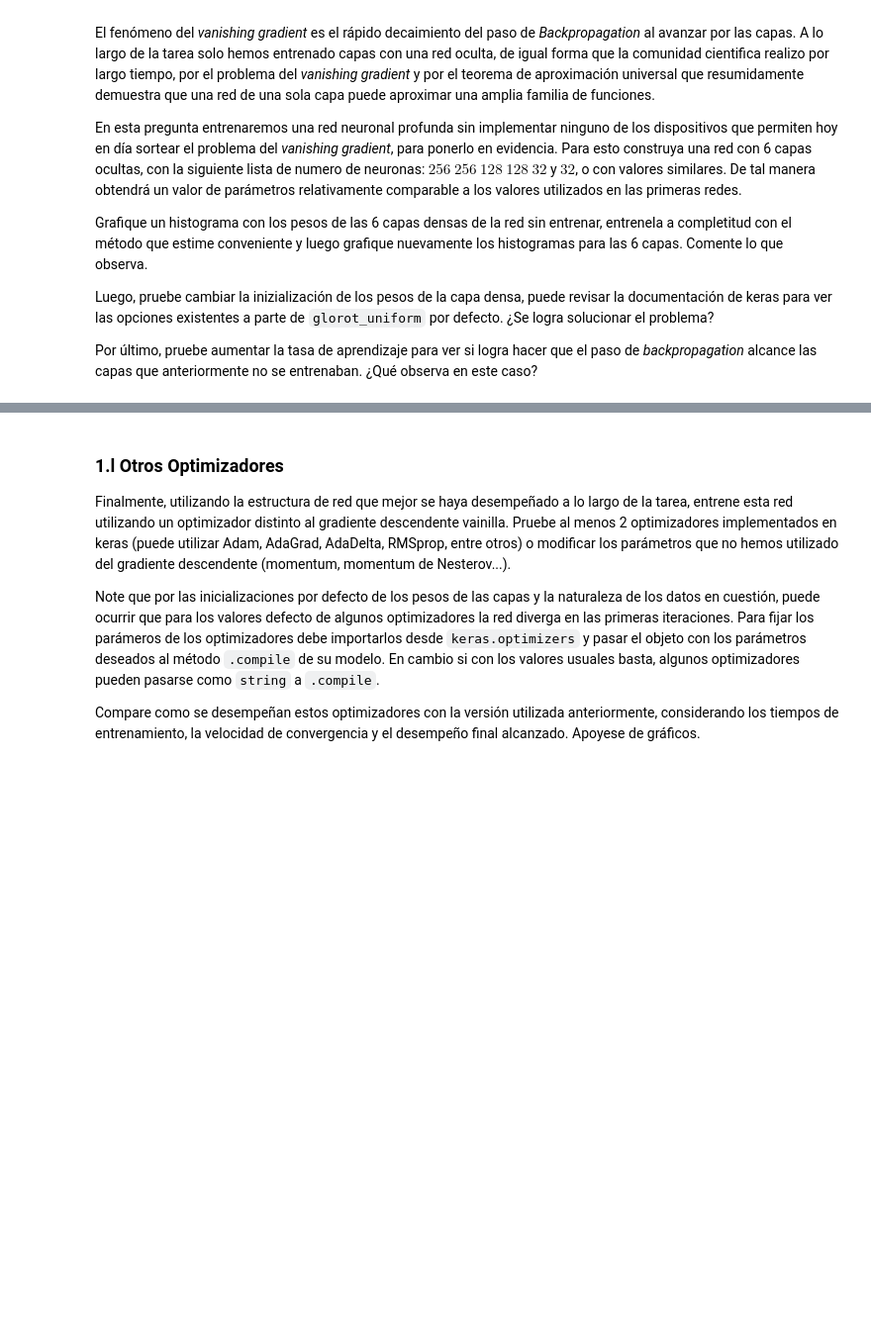
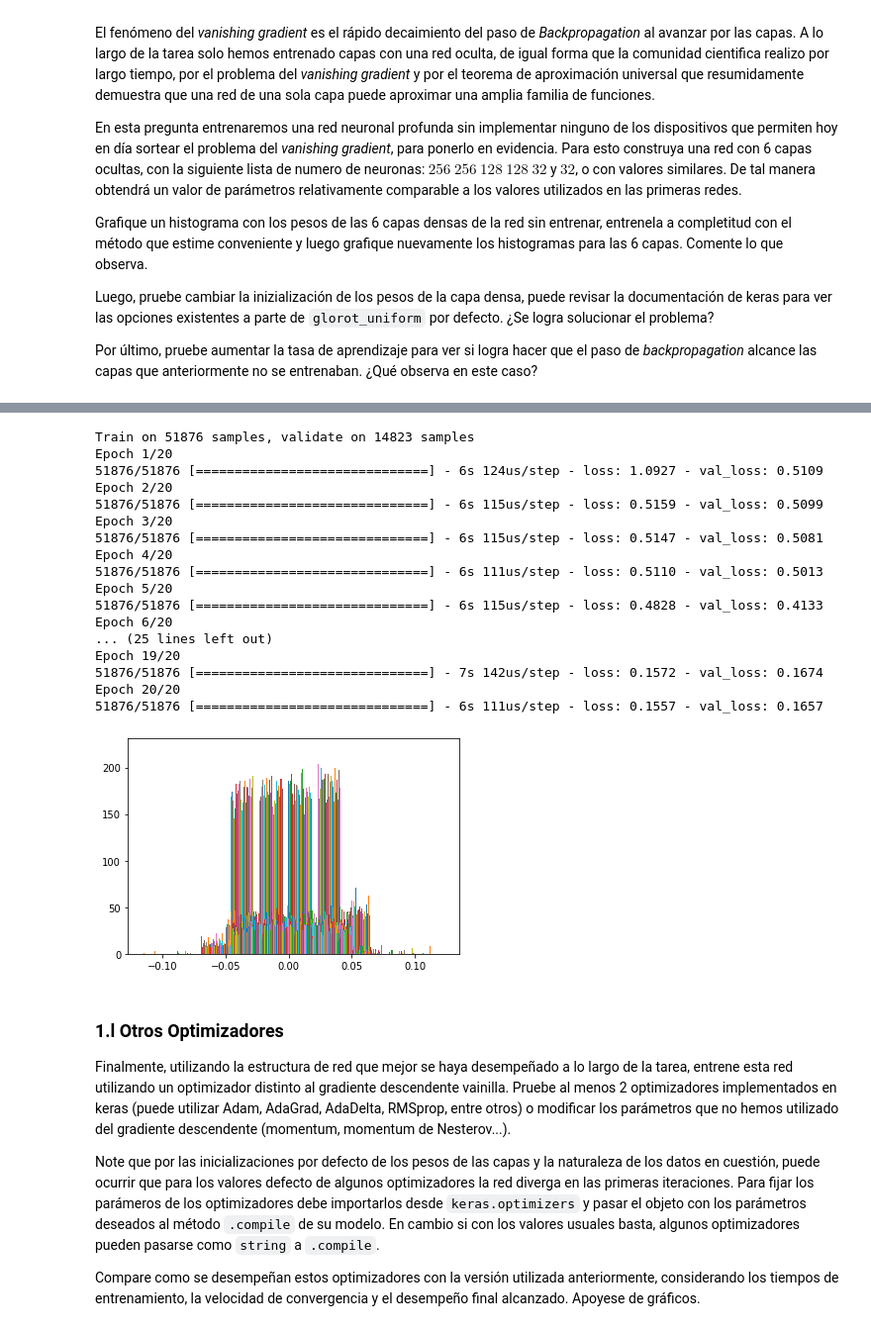
Before and after one commit to gekkoseba/Redes-neuronales, a Jupyter notebook: Tareas/Enunciado Tarea 1.ipynb, the cells around one changed output, grey strips where cells are left out. Shown at 99% size. Drawn from its saved outputs; the diff is of its cells as text; code cells hidden in the pictures; blank space fills up the shorter version.

```diff
--- a/Tareas/Enunciado Tarea 1.ipynb
+++ b/Tareas/Enunciado Tarea 1.ipynb
@@ -948,3 +1003,28 @@ layer_bias_weight = model.get_layer(index=i).get_weights()[1]
+# %%
+model.fit(x_tr, y_tr, epochs=20, validation_data=(x_val,y_val))
+for i in range (5):
+    layer_kernel_weights = model.get_layer(index=i).get_weights()[0]
+    layer_bias_weight = model.get_layer(index=i).get_weights()[1]
+    plt.hist(layer_kernel_weights)
+# %% [output]
+Train on 51876 samples, validate on 14823 samples
+Epoch 1/20
+51876/51876 [==============================] - 6s 124us/step - loss: 1.0927 - val_loss: 0.5109
+Epoch 2/20
+51876/51876 [==============================] - 6s 115us/step - loss: 0.5159 - val_loss: 0.5099
+Epoch 3/20
+51876/51876 [==============================] - 6s 115us/step - loss: 0.5147 - val_loss: 0.5081
+Epoch 4/20
+51876/51876 [==============================] - 6s 111us/step - loss: 0.5110 - val_loss: 0.5013
+Epoch 5/20
+51876/51876 [==============================] - 6s 115us/step - loss: 0.4828 - val_loss: 0.4133
+Epoch 6/20
+... (25 lines left out)
+Epoch 19/20
+51876/51876 [==============================] - 7s 142us/step - loss: 0.1572 - val_loss: 0.1674
+Epoch 20/20
+51876/51876 [==============================] - 6s 111us/step - loss: 0.1557 - val_loss: 0.1657
+[figure, added]
 # %% [markdown]
 ### 1.l Otros Optimizadores
 
```
Also changed, not shown: parts of 4 cells of this notebook.
